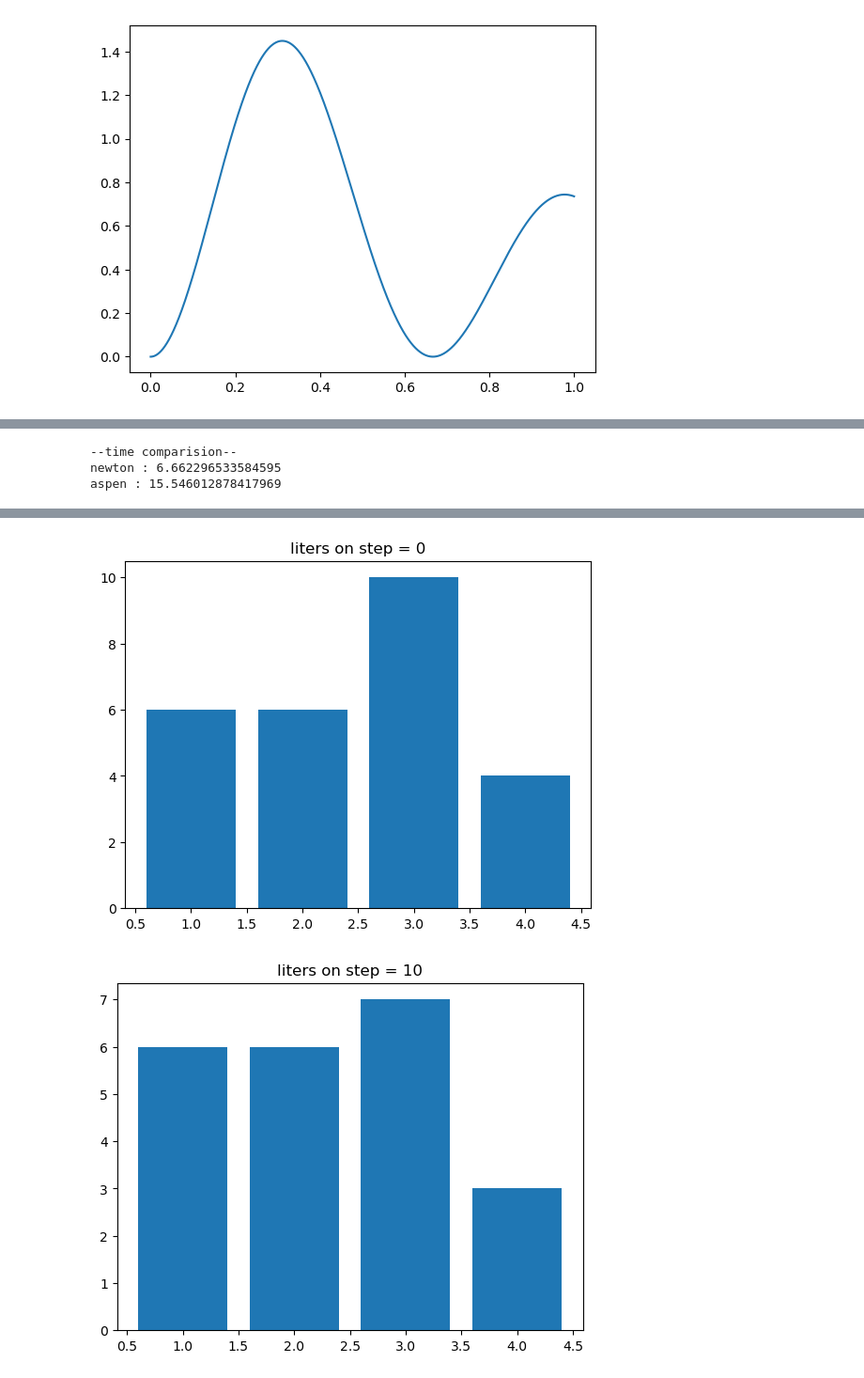
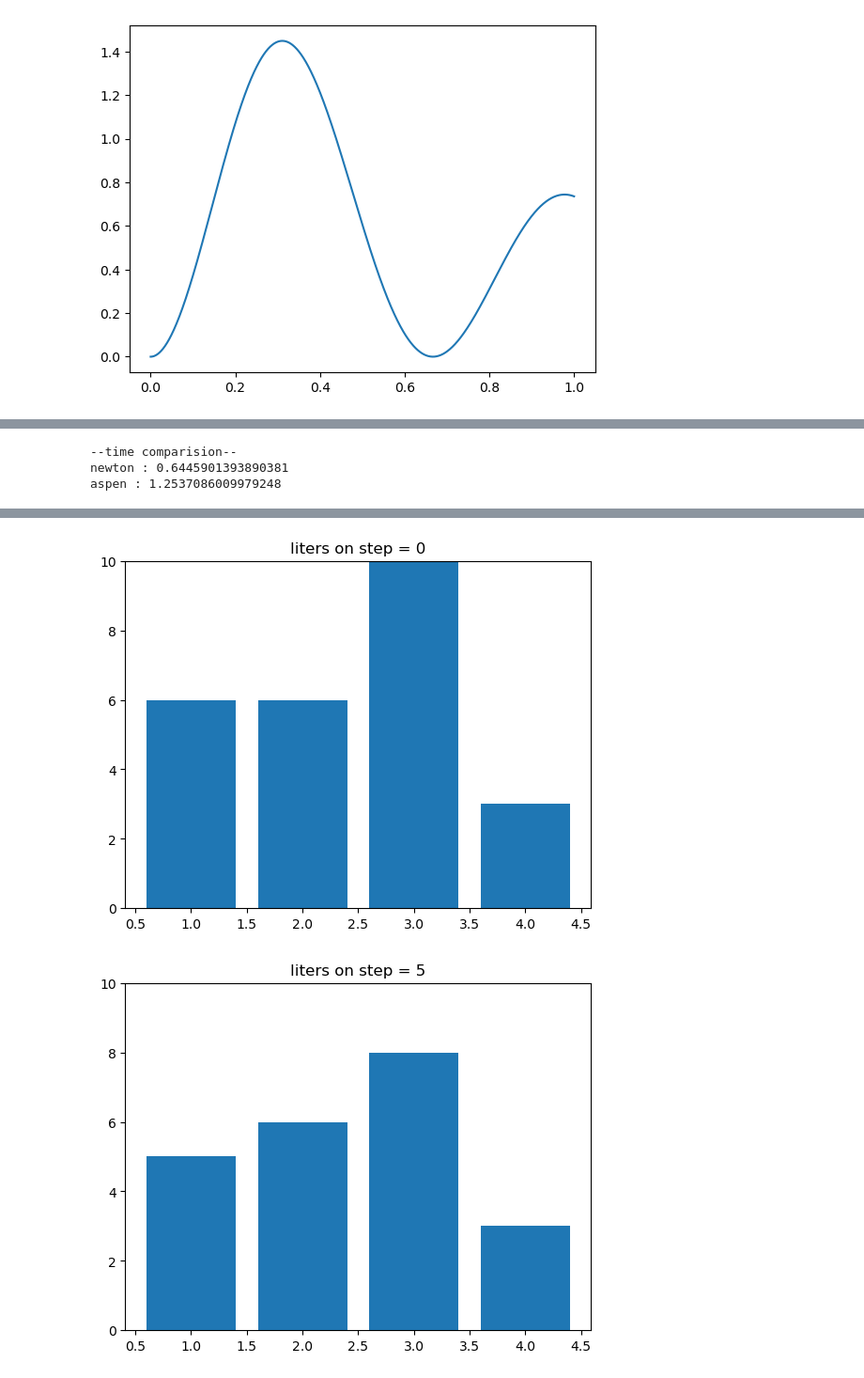
Before and after one commit to animih/aspen-study, a Jupyter notebook: one_phase_test1.ipynb, the cells around one changed output, grey strips where cells are left out. Shown at 94% size. Saved outputs shown, nothing was run; the diff lists cells and outputs as text; code cells hidden in the pictures.

```diff
--- a/one_phase_test1.ipynb
+++ b/one_phase_test1.ipynb
@@ -43,6 +136,6 @@ class Diffusion():
 # %%
 Nx = 1000
-Nt = 20
+Nt = 10
 param ={'Nx': Nx, 'Nt' : Nt}
 x = np.linspace(0, 1, Nx)
 D = Diffusion(Nx, 0.9, 1, 0.2e-2, model=model)
@@ -101,8 +205,8 @@ wp.bar_loc(solver, Nd, save='Diff0_mean_loc')
 # %%
-wp.compare([solver_n, solver], ['newton', 'aspen'], save='comp')
-wp.bar_loc_step(solver, Nd, 0, save='step=0')
-wp.bar_loc_step(solver, Nd, 10, save='step=10')
+wp.compare([solver_n, solver], ['newton', 'aspen'])#, save='comp')
+wp.bar_loc_step(solver, Nd, 0)#, save='step=0')
+wp.bar_loc_step(solver, Nd, 5)#, save='step=5')
 # %% [output]
 --time comparision--
-newton : 6.662296533584595
-aspen : 15.546012878417969
+newton : 0.6445901393890381
+aspen : 1.2537086009979248
@@ -110,2 +214,2 @@ aspen : 15.546012878417969
-[figure, old version]
+[figure, new version]
-[figure, old version]
+[figure, new version]
```
Also changed, not shown: parts of 42 cells of this notebook, 5 other files.
